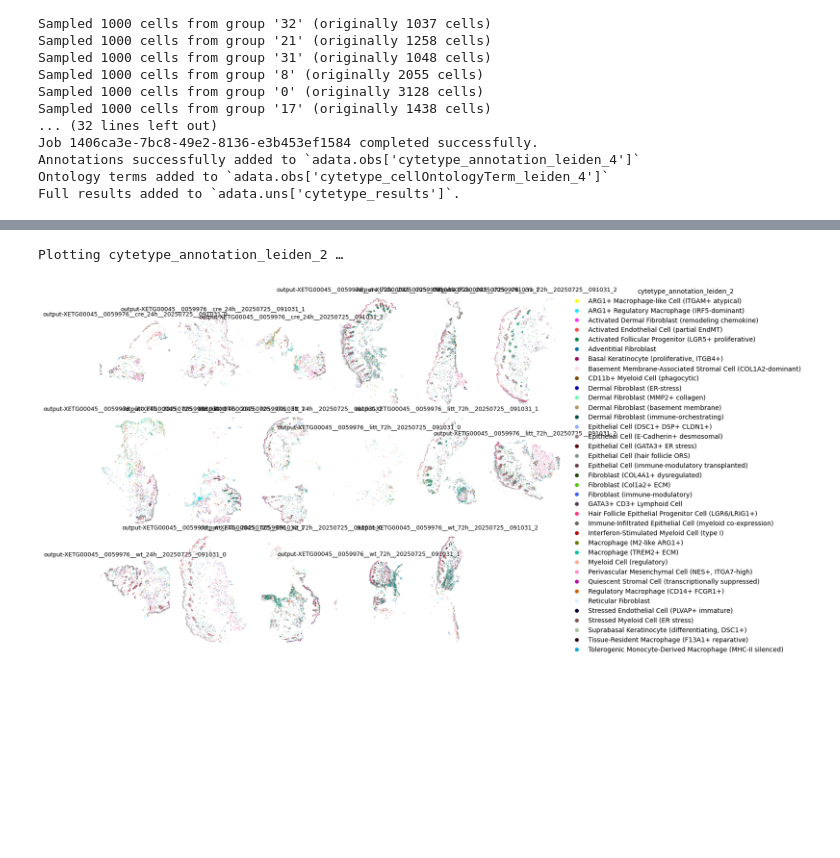
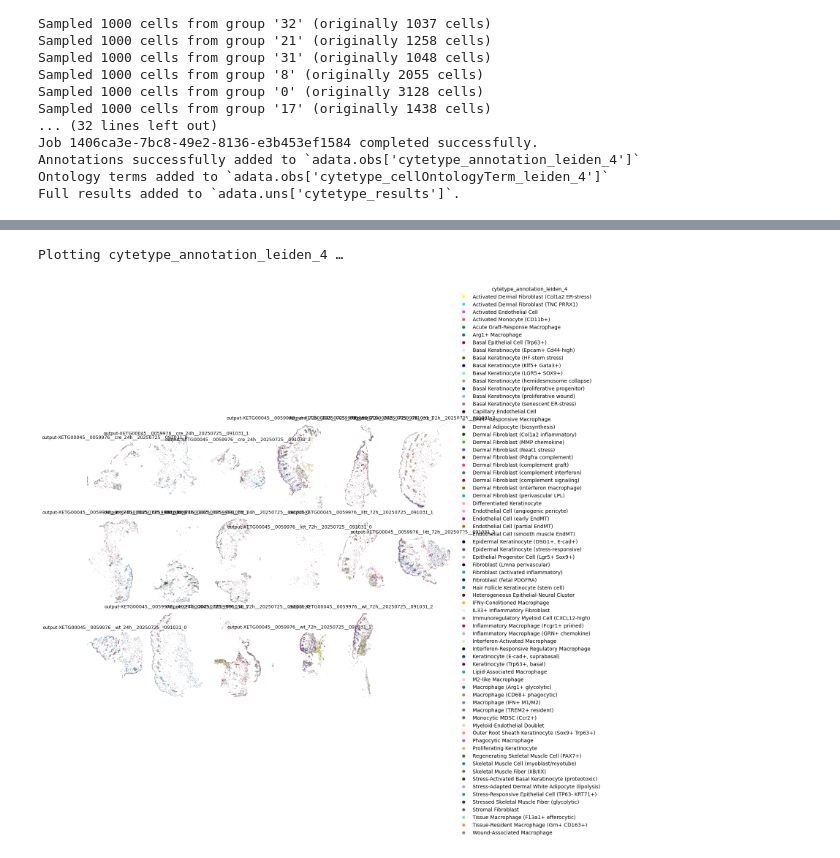
Before and after one commit to christoffermattssonlangseth/talbot_xenium, a Jupyter notebook: notebooks/level-3/03_cytetype_skin.ipynb, the cells around one changed output, grey strips where cells are left out. Saved outputs shown, nothing was run; the diff lists cells and outputs as text; code cells hidden in the pictures; blank space fills up the shorter version.

```diff
--- a/notebooks/level-3/03_cytetype_skin.ipynb
+++ b/notebooks/level-3/03_cytetype_skin.ipynb
@@ -219,22 +219,22 @@ def plot_spatial_compact_fast(
     plt.ion()  # ✅ correct
     plt.show()
 # %%
-for domain in ['cytetype_annotation_leiden_2']:
+for domain in ['cytetype_annotation_leiden_4']:
     if domain in adata.obs.columns:
         print(f"Plotting {domain} …")
         plot_spatial_compact_fast(
             adata,
             color=domain,
             groupby="sample_id",
             spot_size=0.3,
             cols=6,
             height=8,
             legend_col_width=1.0,
             rasterized=True,   # big speedup for large data
             dpi=100             # lower = faster preview
         )
     else:
         print(f"Skipping {domain} — not in adata.obs")
 # %% [output]
-Plotting cytetype_annotation_leiden_2 …
+Plotting cytetype_annotation_leiden_4 …
-[figure, old version]
+[figure, new version]
```
Also changed, not shown: parts of 7 cells of this notebook, 3 other files.
